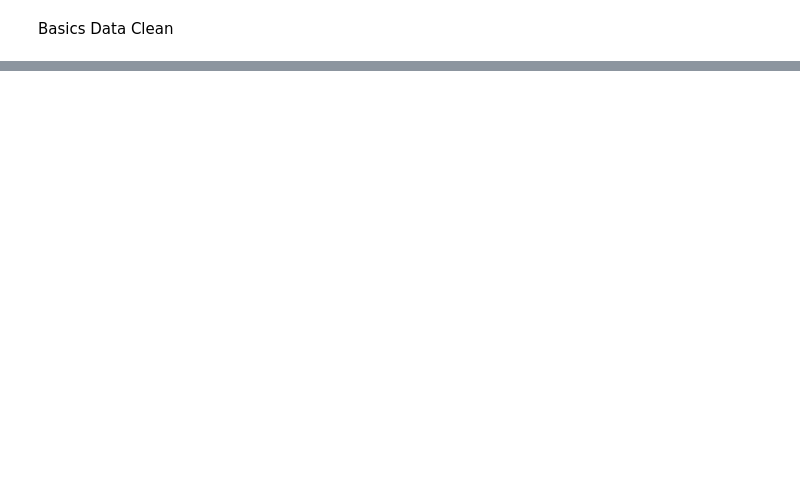
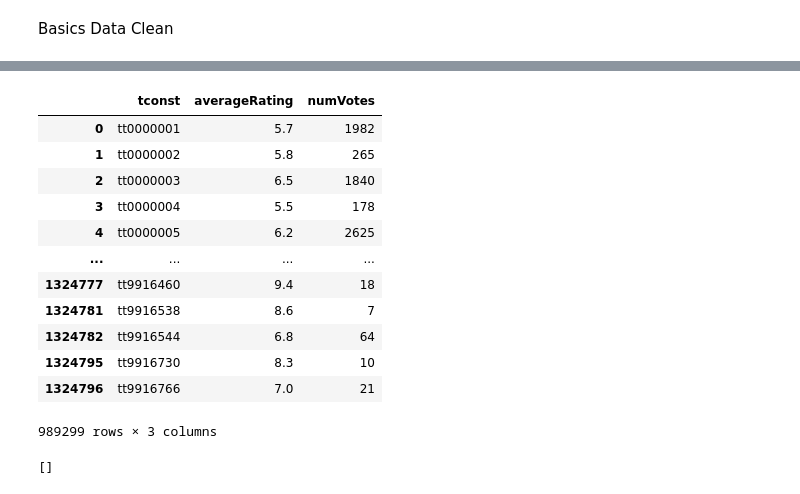
Before and after one commit to DPatt365/Project_3-IMDB-Data-Analysys, a Jupyter notebook: Project3_IMDB-Data-Analysis.ipynb, the cells around one changed output, grey strips where cells are left out. Cells and saved outputs as stored; diff of their text form; code cells hidden in the pictures; blank space fills up the shorter version.

```diff
--- a/Project3_IMDB-Data-Analysis.ipynb
+++ b/Project3_IMDB-Data-Analysis.ipynb
@@ -60,0 +98,3 @@ array(['1894', '1897', '1905', '1906', '1907', '1908', '1909', '1910',
+# %%
+akas = akas[keepers2]
+akas
@@ -60,0 +103,2 @@ array(['1894', '1897', '1905', '1906', '1907', '1908', '1909', '1910',
+# %%
+ratings.replace({'\\N':np.nan},inplace=True)
@@ -60,0 +114,3 @@ array(['1894', '1897', '1905', '1906', '1907', '1908', '1909', '1910',
+# %%
+keepers3 =ratings['tconst'].isin(akas['titleId'])
+keepers3
@@ -60,0 +130,25 @@ array(['1894', '1897', '1905', '1906', '1907', '1908', '1909', '1910',
+# %%
+ratings = ratings[keepers3]
+ratings
+# %% [output]
+|  | tconst | averageRating | numVotes |
+| 0 | tt0000001 | 5.7 | 1982 |
+| 1 | tt0000002 | 5.8 | 265 |
+| 2 | tt0000003 | 6.5 | 1840 |
+| 3 | tt0000004 | 5.5 | 178 |
+| 4 | tt0000005 | 6.2 | 2625 |
+| ... | ... | ... | ... |
+| 1324777 | tt9916460 | 9.4 | 18 |
+| 1324781 | tt9916538 | 8.6 | 7 |
+| 1324782 | tt9916544 | 6.8 | 64 |
+| 1324795 | tt9916730 | 8.3 | 10 |
+| 1324796 | tt9916766 | 7.0 | 21 |
+989299 rows × 3 columns
+# %%
+# example making new folder with os
+import os
+os.makedirs('Data/',exist_ok=True)
+# Confirm folder created
+os.listdir("Data/")
+# %% [output]
+[]
```
Also changed, not shown: parts of 13 cells of this notebook, 3 other files.
